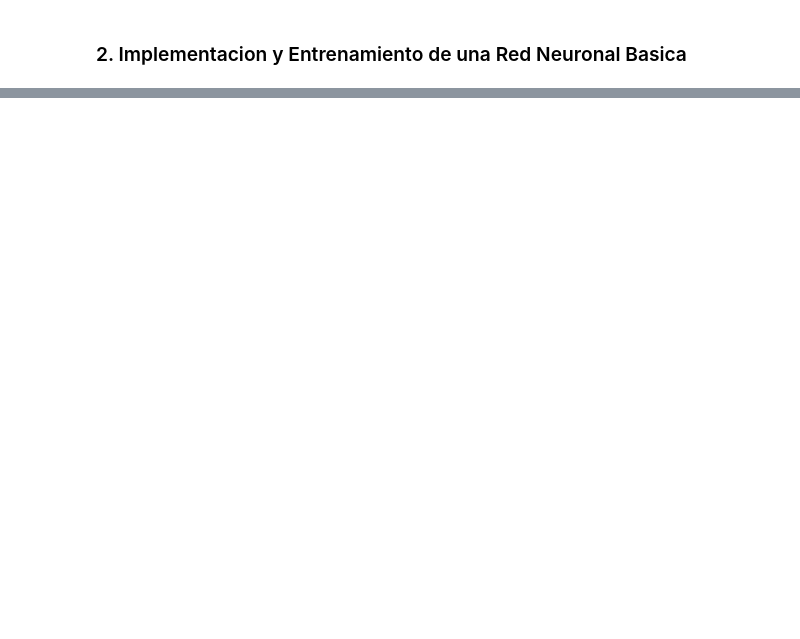
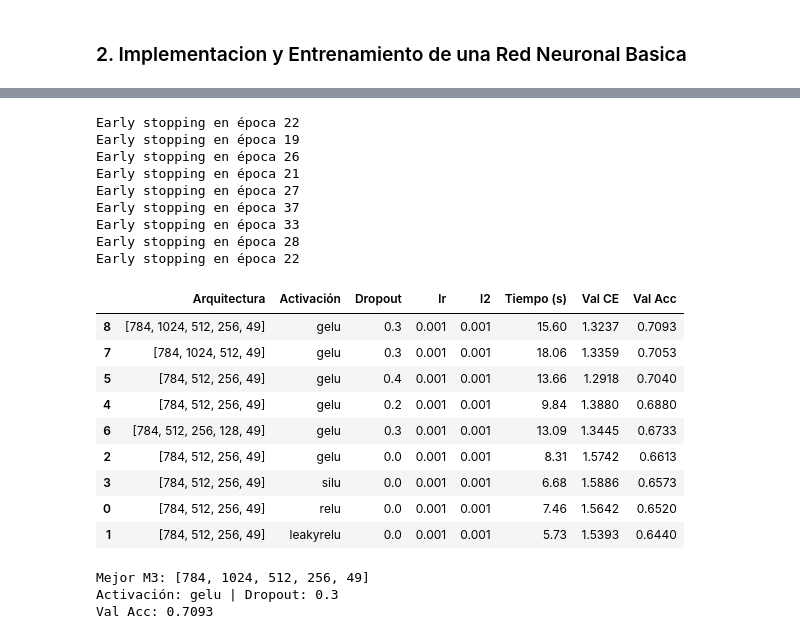
Before and after one commit to sofiyabo/Handwritten_Character_Classification_With_Neural_Networks, a Jupyter notebook: notebooks/Entrega_TP3.ipynb, the cells around one changed output, grey strips where cells are left out. Drawn from its saved outputs; the diff is of its cells as text; code cells hidden in the pictures; blank space fills up the shorter version.

```diff
--- a/notebooks/Entrega_TP3.ipynb
+++ b/notebooks/Entrega_TP3.ipynb
@@ -77,0 +122,16 @@ pred = m0.predict(Xval)
+# %%
+# Regularizacion L2
+model_l2 = mdls.MLP([784, 128, 64, 49])
+start = time.time()
+train_costs_l2, val_costs_l2 = model_l2.fit(Xtrain, Ytrain, Xval, Yval, lr=0.1, epochs=250, l2_lambda=1e-4)
+end6 = time.time() - start
+
+start = time.time()
+model_es = mdls.MLP([784, 128, 64, 49])
+train_costs_es, val_costs_es = model_es.fit(
+    Xtrain, Ytrain, Xval, Yval,
+    lr=0.1, epochs=250,
+    early_stopping=True,
+    patience=15
+)
+end7 = time.time() - start
@@ -77,0 +297,64 @@ pred = m0.predict(Xval)
+# %%
+resultados_m3 = []
+
+for config in configuraciones_m3:
+    layer_sizes = [784] + config["hidden"] + [49]
+    start = time.time()
+
+    model = mdls.MLP_M3(layer_sizes, config["activation"], config["dropout"]).to(device)
+    model, history = mdls.train_pytorch_model(
+        model, train_loader, val_loader, device,
+        lr=config["lr"],
+        l2_lambda=config["l2"],
+        epochs=60,
+        patience=10
+    )
+
+    val_loss = min(history["val_loss"])
+    val_acc  = max(history["val_acc"])
+    elapsed  = time.time() - start
+
+    resultados_m3.append({
+        "Arquitectura":  str(layer_sizes),
+        "Activación":    config["activation"],
+        "Dropout":       config["dropout"],
+        "lr":            config["lr"],
+        "l2":            config["l2"],
+        "Tiempo (s)":    round(elapsed, 2),
+        "Val CE":        round(val_loss, 4),
+        "Val Acc":       round(val_acc,  4),
+        "model":         model,
+    })
+
+df_m3 = pd.DataFrame(resultados_m3).drop(columns="model")
+df_m3 = df_m3.sort_values("Val Acc", ascending=False)
+display(df_m3)
+
+mejor_m3 = max(resultados_m3, key=lambda x: x["Val Acc"])
+m3 = mejor_m3["model"]
+print(f"\nMejor M3: {mejor_m3['Arquitectura']}")
+print(f"Activación: {mejor_m3['Activación']} | Dropout: {mejor_m3['Dropout']}")
+print(f"Val Acc: {mejor_m3['Val Acc']}")
+# %% [output]
+Early stopping en época 22
+Early stopping en época 19
+Early stopping en época 26
+Early stopping en época 21
+Early stopping en época 27
+Early stopping en época 37
+Early stopping en época 33
+Early stopping en época 28
+Early stopping en época 22
+|  | Arquitectura | Activación | Dropout | lr | l2 | Tiempo (s) | Val CE | Val Acc |
+| 8 | [784, 1024, 512, 256, 49] | gelu | 0.3 | 0.001 | 0.001 | 15.60 | 1.3237 | 0.7093 |
+| 7 | [784, 1024, 512, 49] | gelu | 0.3 | 0.001 | 0.001 | 18.06 | 1.3359 | 0.7053 |
+| 5 | [784, 512, 256, 49] | gelu | 0.4 | 0.001 | 0.001 | 13.66 | 1.2918 | 0.7040 |
+| 4 | [784, 512, 256, 49] | gelu | 0.2 | 0.001 | 0.001 | 9.84 | 1.3880 | 0.6880 |
+| 6 | [784, 512, 256, 128, 49] | gelu | 0.3 | 0.001 | 0.001 | 13.09 | 1.3445 | 0.6733 |
+| 2 | [784, 512, 256, 49] | gelu | 0.0 | 0.001 | 0.001 | 8.31 | 1.5742 | 0.6613 |
+| 3 | [784, 512, 256, 49] | silu | 0.0 | 0.001 | 0.001 | 6.68 | 1.5886 | 0.6573 |
+| 0 | [784, 512, 256, 49] | relu | 0.0 | 0.001 | 0.001 | 7.46 | 1.5642 | 0.6520 |
+| 1 | [784, 512, 256, 49] | leakyrelu | 0.0 | 0.001 | 0.001 | 5.73 | 1.5393 | 0.6440 |
+Mejor M3: [784, 1024, 512, 256, 49]
+Activación: gelu | Dropout: 0.3
+Val Acc: 0.7093
```
Also changed, not shown: parts of 17 cells of this notebook, 4 other files.
